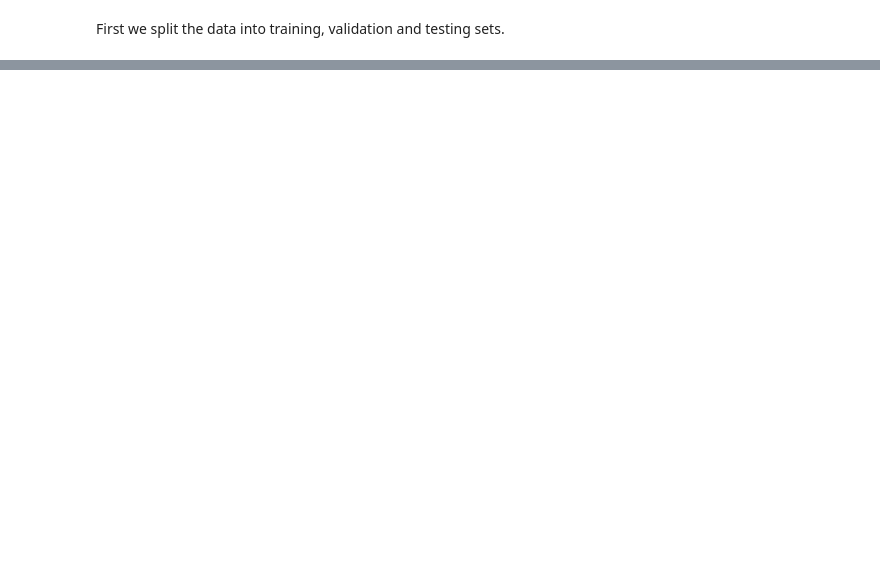
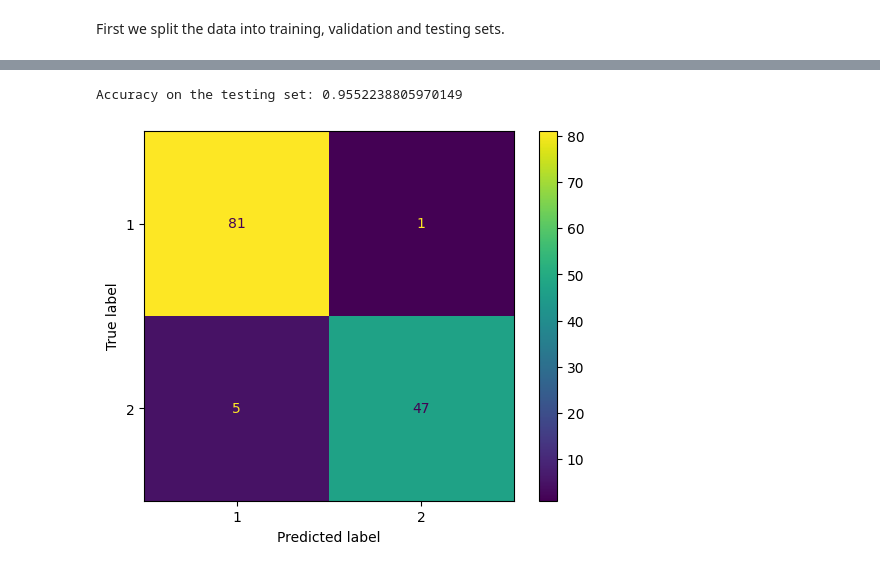
Before and after one commit to AuraNatale/AutismDataMining, a Jupyter notebook: Source Code/classification.ipynb, the cells around one changed output, grey strips where cells are left out. Saved outputs shown, nothing was run; the diff lists cells and outputs as text; code cells hidden in the pictures; blank space fills up the shorter version.

Commit message:
Random forest in classification

```diff
--- a/Source Code/classification.ipynb
+++ b/Source Code/classification.ipynb
@@ -87,0 +115,16 @@ ValueError: could not convert string to float: 'USM'
+# %%
+y_pred = random_clf.predict(X_test)
+
+# Calculate the accuracy of the classifier on the validation set
+accuracy = accuracy_score(y_test, y_pred)
+
+# Print the accuracy
+print("Accuracy on the testing set:", accuracy)
+# %% [output]
+Accuracy on the testing set: 0.9552238805970149
+# %%
+ConfusionMatrixDisplay.from_predictions(y_test,
+                                        y_pred)
+plt.show()
+# %% [output]
+[figure, added]
```
Also changed, not shown: parts of 8 cells of this notebook.
